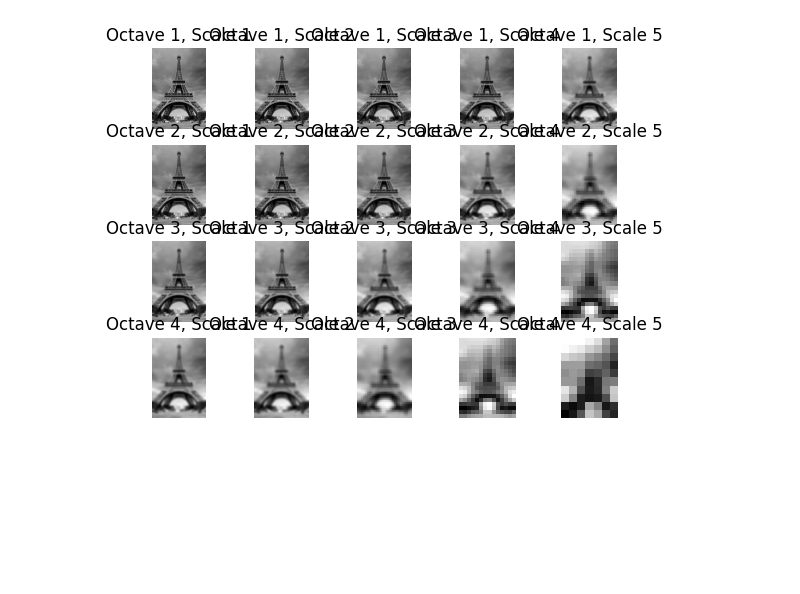
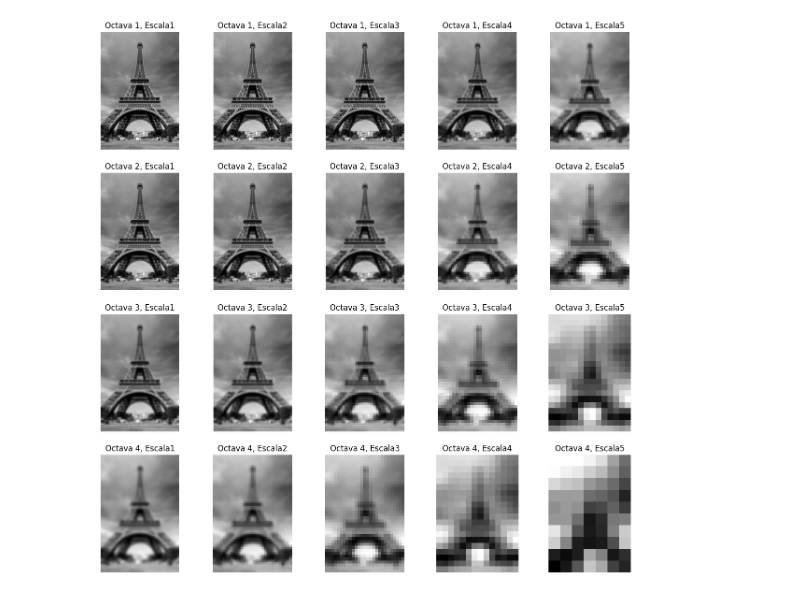
Before and after one commit to AngelRosalesContreras/Practica_3_2, a Jupyter notebook: Practica_3_2.ipynb, the cells around one changed output. Drawn from its saved outputs; the diff is of its cells as text; code cells hidden in the pictures; blank space fills up the shorter version.

Commit message:
Modificación para visualizar el espacio de escalas

```diff
--- a/Practica_3_2.ipynb
+++ b/Practica_3_2.ipynb
@@ -12,36 +12,36 @@ def build_scale_space(image, num_octaves=4, num_scales=5, sigma=1.6):
     for octave in range(num_octaves):
         octave_images = []
         base = cv2.GaussianBlur(image, (0, 0), sigmaX=sigma)
 
         for scale in range(num_scales):
             octave_images.append(base)
             base = cv2.pyrDown(base)  # Submuestrear la imagen para la siguiente escala
 
         scale_space.append(octave_images)
         image = cv2.pyrDown(image)  # Submuestrear la imagen para la siguiente octava
 
     return scale_space
 
 def visualize_scale_space(scale_space):
+    fig, axs = plt.subplots(len(scale_space), len(scale_space[0]), figsize=(15, 15))
+
     for octave, images in enumerate(scale_space):
         for scale, image in enumerate(images):
-            plt.subplot(len(scale_space), len(images), octave * len(images) + scale + 1)
-            plt.imshow(image, cmap='gray')
-            plt.title(f'Octave {octave + 1}, Scale {scale + 1}')
-            plt.axis('off')
+            axs[octave, scale].imshow(image, cmap='gray')
+            axs[octave, scale].set_title(f'Octava {octave + 1}, Escala{scale + 1}')
+            axs[octave, scale].axis('off')
 
     plt.show()
-
 
 
 # Cargar una imagen de ejemplo
 image_path = 'uno.jpg'
 image = cv2.imread(image_path, cv2.IMREAD_GRAYSCALE)
 
 # Construir el espacio de escalas con parámetros personalizables
 scale_space = build_scale_space(image, num_octaves=4, num_scales=5, sigma=1.6)
 
 # Visualizar el espacio de escalas
 visualize_scale_space(scale_space)
 # %% [output]
-[figure, old version]
+[figure, new version]
```
